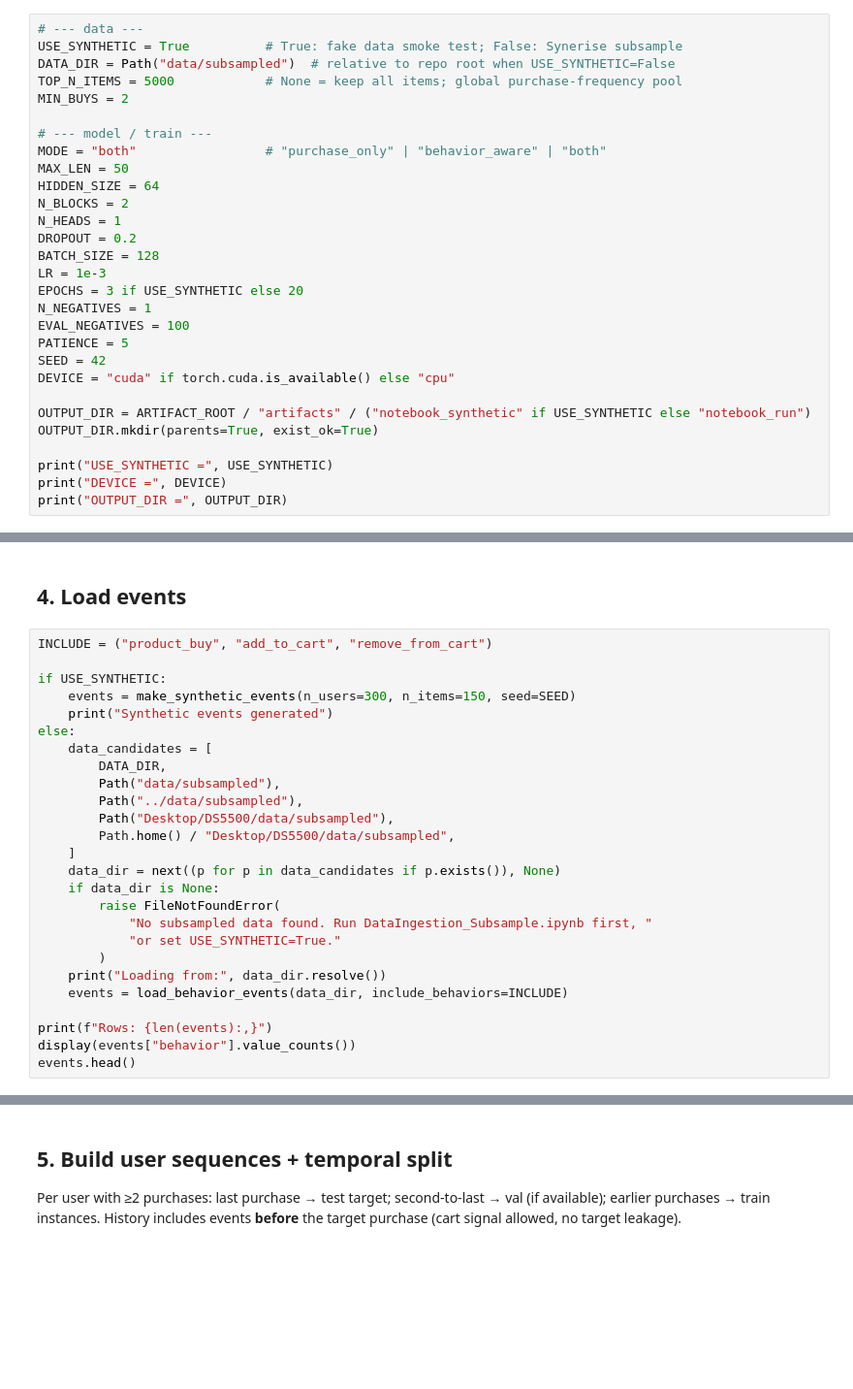
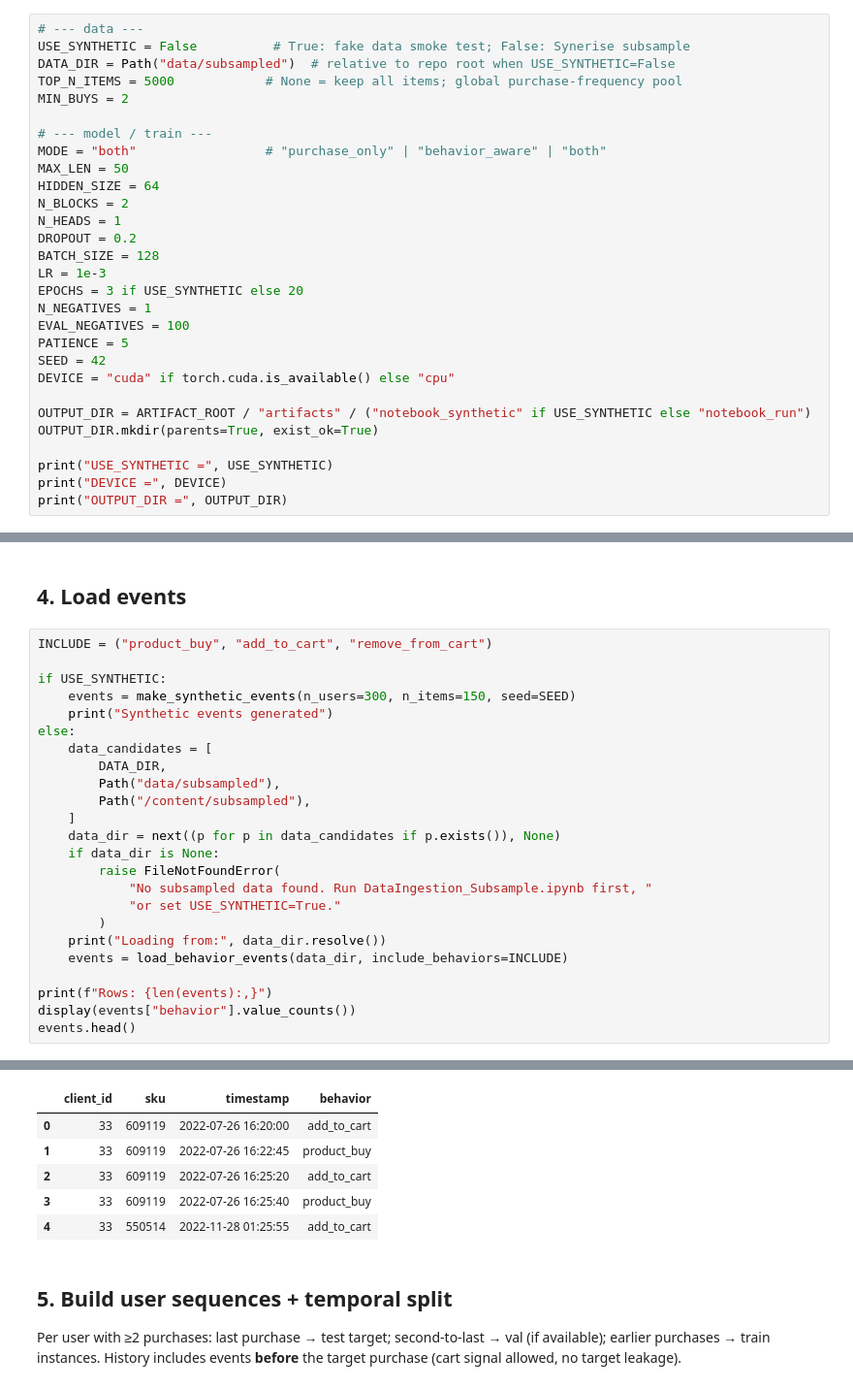
Before and after one commit to leeshirley2002/DS5500_RecSys, a Jupyter notebook: behavior_aware_sasrec/Behavior_Aware_SASRec.ipynb, the cells around one changed output, grey strips where cells are left out. Shown at 97% size. Saved outputs shown, nothing was run; the diff lists cells and outputs as text; blank space fills up the shorter version.

```diff
--- a/behavior_aware_sasrec/Behavior_Aware_SASRec.ipynb
+++ b/behavior_aware_sasrec/Behavior_Aware_SASRec.ipynb
@@ -45,7 +48,7 @@ Toggle `USE_SYNTHETIC` for a quick dry-run without parquet files.
 For the real experiment, set `USE_SYNTHETIC = False` and point `DATA_DIR` at your Step 1 subsample.
 # %%
 # --- data ---
-USE_SYNTHETIC = True          # True: fake data smoke test; False: Synerise subsample
+USE_SYNTHETIC = False          # True: fake data smoke test; False: Synerise subsample
 DATA_DIR = Path("data/subsampled")  # relative to repo root when USE_SYNTHETIC=False
 TOP_N_ITEMS = 5000            # None = keep all items; global purchase-frequency pool
 MIN_BUYS = 2
@@ -842,9 +853,7 @@ else:
     data_candidates = [
         DATA_DIR,
         Path("data/subsampled"),
-        Path("../data/subsampled"),
-        Path("Desktop/DS5500/data/subsampled"),
-        Path.home() / "Desktop/DS5500/data/subsampled",
+        Path("/content/subsampled"),
     ]
     data_dir = next((p for p in data_candidates if p.exists()), None)
     if data_dir is None:
@@ -858,3 +867,4 @@ else:
 print(f"Rows: {len(events):,}")
 display(events["behavior"].value_counts())
 events.head()
+# %% [output]
@@ -861,3 +879,9 @@ events.head()
+|  | client_id | sku | timestamp | behavior |
+| 0 | 33 | 609119 | 2022-07-26 16:20:00 | add_to_cart |
+| 1 | 33 | 609119 | 2022-07-26 16:22:45 | product_buy |
+| 2 | 33 | 609119 | 2022-07-26 16:25:20 | add_to_cart |
+| 3 | 33 | 609119 | 2022-07-26 16:25:40 | product_buy |
+| 4 | 33 | 550514 | 2022-11-28 01:25:55 | add_to_cart |
 # %% [markdown]
 ## 5. Build user sequences + temporal split
 
```
Also changed, not shown: parts of 9 cells of this notebook.
